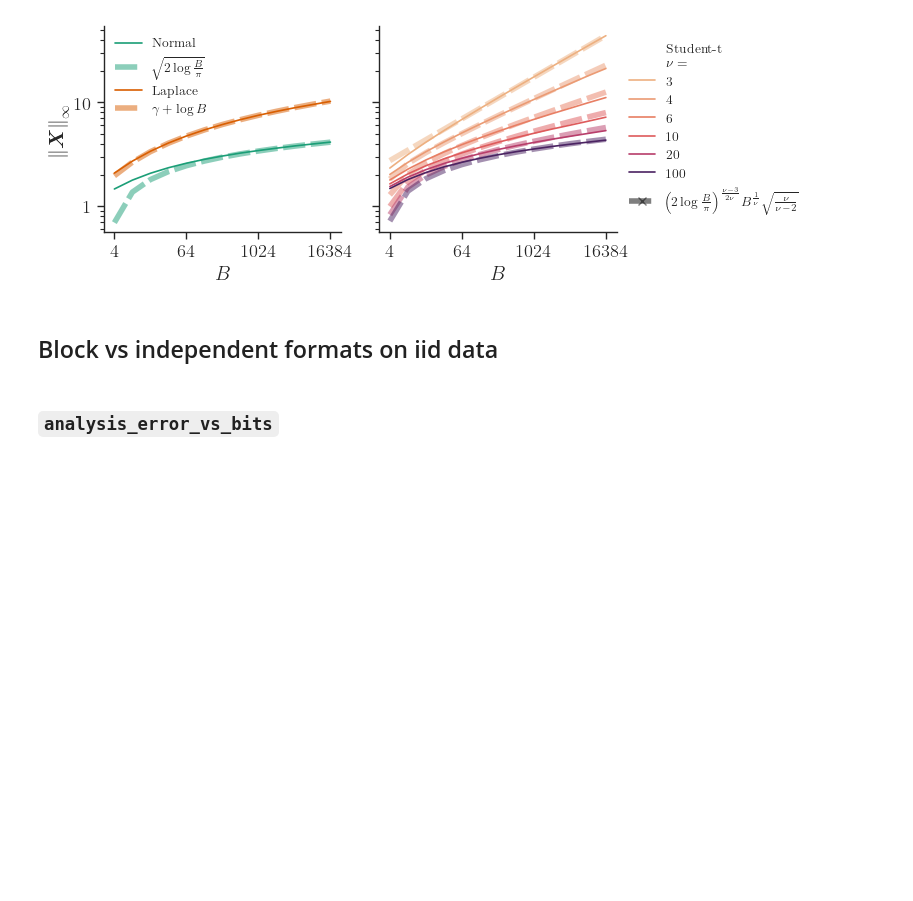
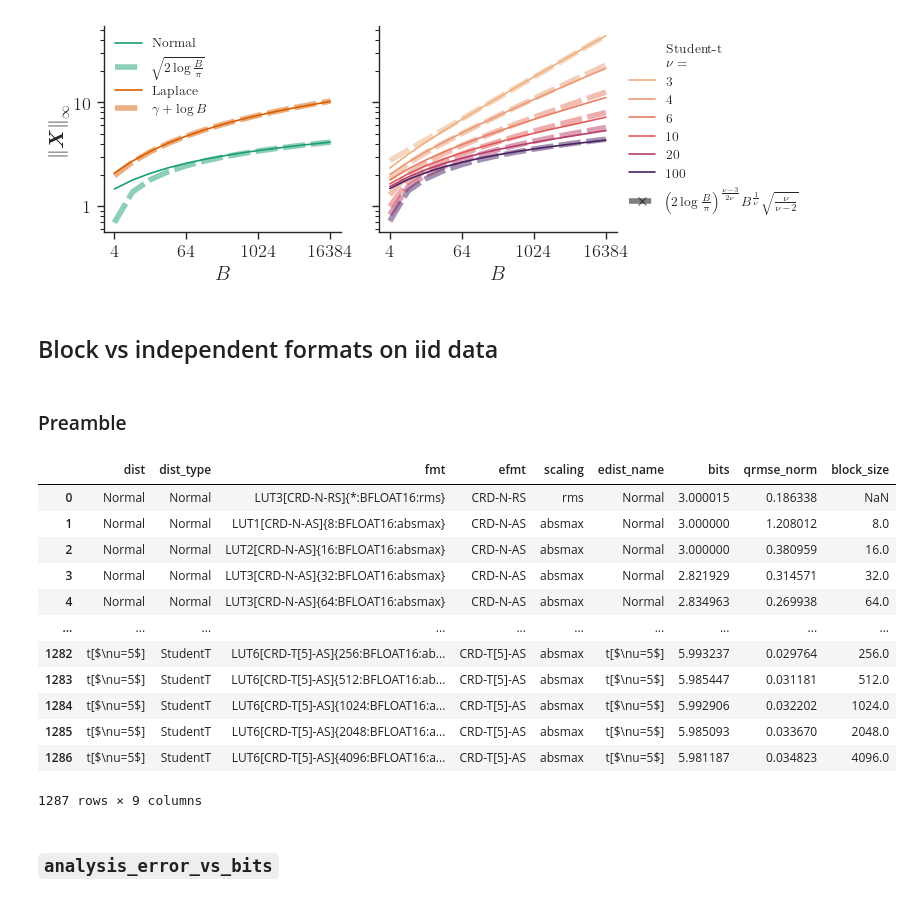
Before and after one commit to graphcore-research/llama-mobile-vlm, a Jupyter notebook: 20250127-FormatsCascade/Analysis.ipynb, the cells around one changed output. Saved outputs shown, nothing was run; the diff lists cells and outputs as text; code cells hidden in the pictures; blank space fills up the shorter version.

```diff
--- a/20250127-FormatsCascade/Analysis.ipynb
+++ b/20250127-FormatsCascade/Analysis.ipynb
@@ -178,5 +179,60 @@ remote: Updating references: 100% (1/1)
 [figure]
 # %% [markdown]
 ## Block vs independent formats on iid data
+# %% [markdown]
+### Preamble
+# %%
+samples = 2**20
+bs = torch.linspace(3, 6, 13).tolist()
+Bs = [2**logB for logB in range(3, 12+1)]
+distributions = [A.Normal(), A.Laplace(), A.StudentT(df=5)]
+
+def sweep() -> Iterable[dict[str, Any]]:
+    for dist in distributions:
+        X = dist.sample(samples, seed=1, device=DEVICE)
+        for b in tqdm.tqdm(bs, desc=type(dist).__name__):
+            fmts = []
+
+            for edist in distributions:
+                fmts.append((Q.LinearScalingFormat(edist.rms_quantiser(b), Q.BFLOAT16, (None,), scaling="rms"),
+                             dict(scaling="rms", edist_name=distribution_name(edist))))
+                for B in Bs:
+                    fmts.append((Q.LinearScalingFormat(edist.absmax_quantiser(b - 16 / B, B, scaling="absmax", mode="symmetric"), Q.BFLOAT16, (B,), scaling="absmax"),
+                                    dict(scaling="absmax", block_size=B, edist_name=distribution_name(edist))))
+
+            # Lloyd-Max
+            # fmts.append((Q.LinearScalingFormat(Q.lut_lloyd_max(A.rms_normalise(X), b, 1e-4, init=("uniform_rms", 3)), Q.BFLOAT16, (None,), scaling="rms"),
+            #              dict(scaling="rms")))
+            # for edist in distributions:
+            #     fmts.append((Q.LinearScalingFormat(Q.lut_lloyd_max(A.block_normalise(X, B), b - 16 / B, 1e-4, init="uniform_minmax"), Q.BFLOAT16, (B,), scaling="absmax"),
+            #                     dict(scaling="absmax", block_size=B)))
+
+            for fmt, detail in fmts:
+                yield dict(
+                    dist=distribution_name(dist),
+                    dist_type=type(dist).__name__,
+                    fmt=str(fmt),
+                    efmt=fmt.element_format.name,
+                    **detail,
+                    bits=fmt.count_bits(X.shape) / X.nelement(),
+                    qrmse_norm=A.qrmse_norm(fmt, X).item(),
+                )
+
+df = pd.DataFrame.from_records(list(sweep()))
+display(df)
+# %% [output]
+|  | dist | dist_type | fmt | efmt | scaling | edist_name | bits | qrmse_norm | block_size |
+| 0 | Normal | Normal | LUT3[CRD-N-RS]{*:BFLOAT16:rms} | CRD-N-RS | rms | Normal | 3.000015 | 0.186338 | NaN |
+| 1 | Normal | Normal | LUT1[CRD-N-AS]{8:BFLOAT16:absmax} | CRD-N-AS | absmax | Normal | 3.000000 | 1.208012 | 8.0 |
+| 2 | Normal | Normal | LUT2[CRD-N-AS]{16:BFLOAT16:absmax} | CRD-N-AS | absmax | Normal | 3.000000 | 0.380959 | 16.0 |
+| 3 | Normal | Normal | LUT3[CRD-N-AS]{32:BFLOAT16:absmax} | CRD-N-AS | absmax | Normal | 2.821929 | 0.314571 | 32.0 |
+| 4 | Normal | Normal | LUT3[CRD-N-AS]{64:BFLOAT16:absmax} | CRD-N-AS | absmax | Normal | 2.834963 | 0.269938 | 64.0 |
+| ... | ... | ... | ... | ... | ... | ... | ... | ... | ... |
+| 1282 | t[$\nu=5$] | StudentT | LUT6[CRD-T[5]-AS]{256:BFLOAT16:ab... | CRD-T[5]-AS | absmax | t[$\nu=5$] | 5.993237 | 0.029764 | 256.0 |
+| 1283 | t[$\nu=5$] | StudentT | LUT6[CRD-T[5]-AS]{512:BFLOAT16:ab... | CRD-T[5]-AS | absmax | t[$\nu=5$] | 5.985447 | 0.031181 | 512.0 |
+| 1284 | t[$\nu=5$] | StudentT | LUT6[CRD-T[5]-AS]{1024:BFLOAT16:a... | CRD-T[5]-AS | absmax | t[$\nu=5$] | 5.992906 | 0.032202 | 1024.0 |
+| 1285 | t[$\nu=5$] | StudentT | LUT6[CRD-T[5]-AS]{2048:BFLOAT16:a... | CRD-T[5]-AS | absmax | t[$\nu=5$] | 5.985093 | 0.033670 | 2048.0 |
+| 1286 | t[$\nu=5$] | StudentT | LUT6[CRD-T[5]-AS]{4096:BFLOAT16:a... | CRD-T[5]-AS | absmax | t[$\nu=5$] | 5.981187 | 0.034823 | 4096.0 |
+1287 rows × 9 columns
 # %% [markdown]
 ### `analysis_error_vs_bits`
```
Also changed, not shown: parts of 7 cells of this notebook, 2 other files.
